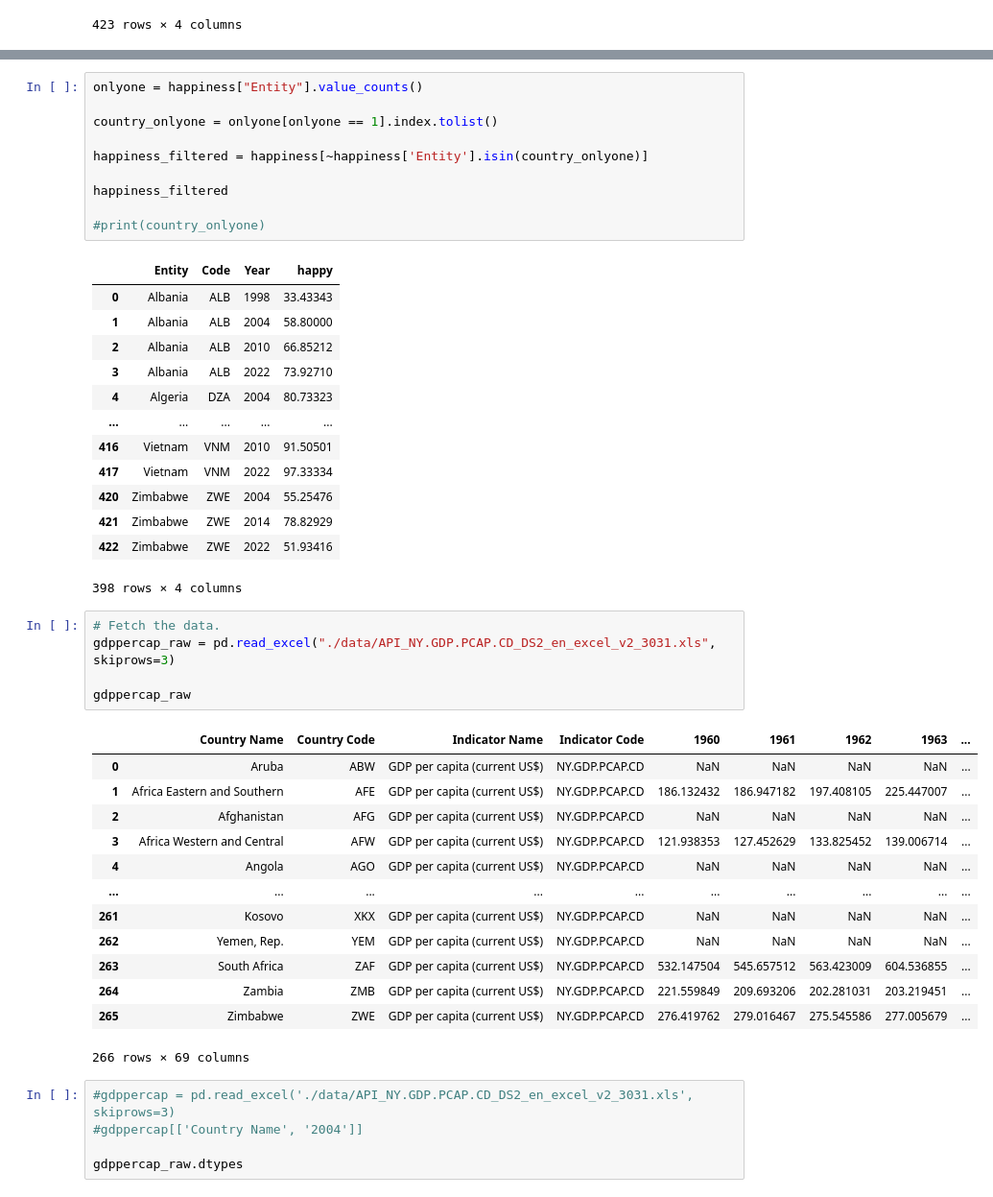
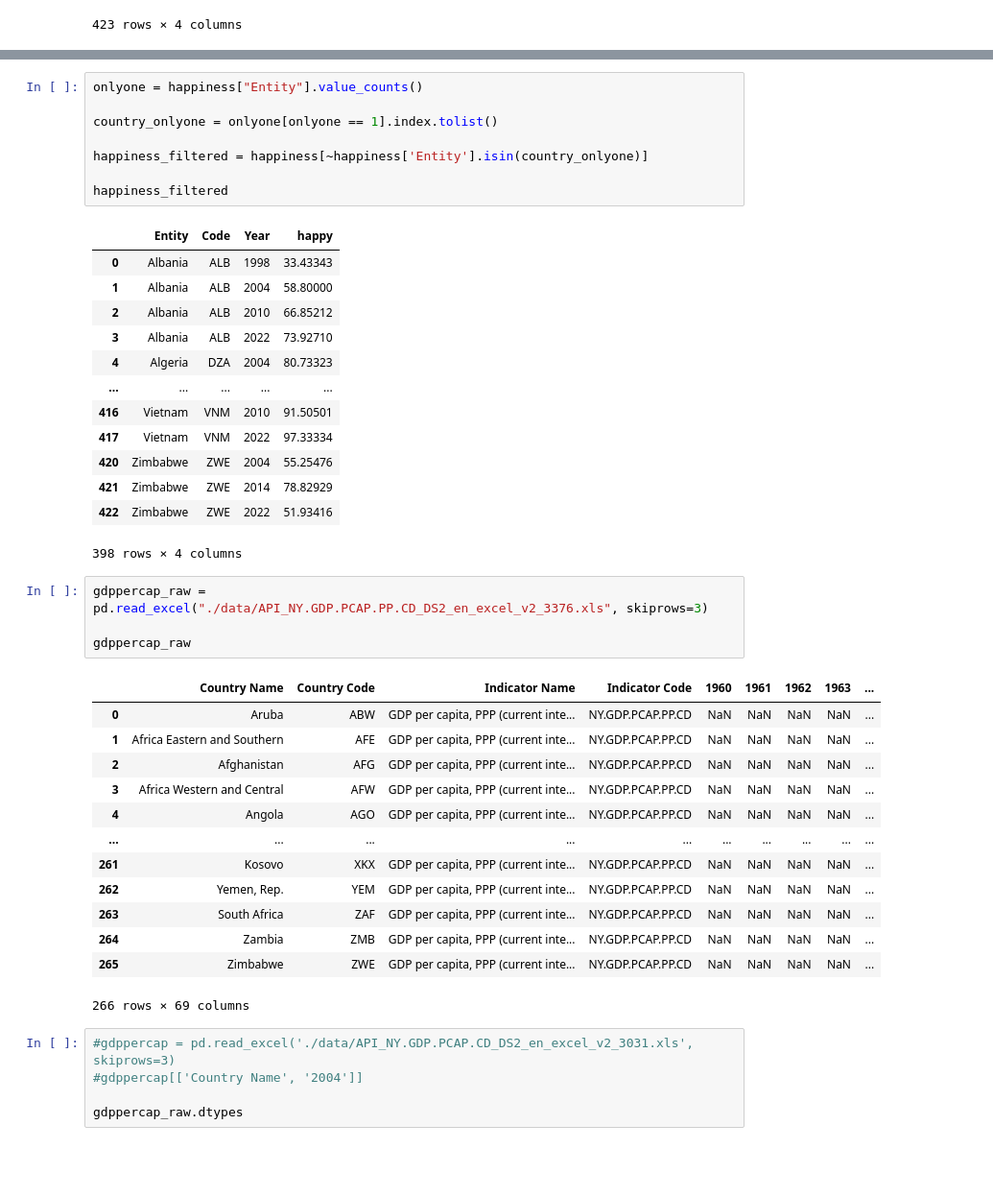
Before and after one commit to mathisjankovic/Correllation-between-GPD-evolution-and-happiness, a Jupyter notebook: GDPperCapvsHappiness.ipynb, the cells around one changed output, grey strips where cells are left out. Shown: that part at 96% size. Saved outputs shown, nothing was run; the diff lists cells and outputs as text; blank space fills up the shorter version.

```diff
--- a/GDPperCapvsHappiness.ipynb
+++ b/GDPperCapvsHappiness.ipynb
@@ -38,8 +31,6 @@ country_onlyone = onlyone[onlyone == 1].index.tolist()
 happiness_filtered = happiness[~happiness['Entity'].isin(country_onlyone)]
 
 happiness_filtered
-
-#print(country_onlyone)
 # %% [output]
 |  | Entity | Code | Year | happy |
 | 0 | Albania | ALB | 1998 | 33.43343 |
@@ -55,23 +46,22 @@ happiness_filtered
 | 422 | Zimbabwe | ZWE | 2022 | 51.93416 |
 398 rows × 4 columns
 # %%
-# Fetch the data.
-gdppercap_raw = pd.read_excel("./data/API_NY.GDP.PCAP.CD_DS2_en_excel_v2_3031.xls", skiprows=3)
+gdppercap_raw = pd.read_excel("./data/API_NY.GDP.PCAP.PP.CD_DS2_en_excel_v2_3376.xls", skiprows=3)
 
 gdppercap_raw
 # %% [output]
 |  | Country Name | Country Code | Indicator Name | Indicator Code | 1960 | 1961 | 1962 | 1963 | ... |
-| 0 | Aruba | ABW | GDP per capita (current US$) | NY.GDP.PCAP.CD | NaN | NaN | NaN | NaN | ... |
-| 1 | Africa Eastern and Southern | AFE | GDP per capita (current US$) | NY.GDP.PCAP.CD | 186.132432 | 186.947182 | 197.408105 | 225.447007 | ... |
-| 2 | Afghanistan | AFG | GDP per capita (current US$) | NY.GDP.PCAP.CD | NaN | NaN | NaN | NaN | ... |
-| 3 | Africa Western and Central | AFW | GDP per capita (current US$) | NY.GDP.PCAP.CD | 121.938353 | 127.452629 | 133.825452 | 139.006714 | ... |
-| 4 | Angola | AGO | GDP per capita (current US$) | NY.GDP.PCAP.CD | NaN | NaN | NaN | NaN | ... |
+| 0 | Aruba | ABW | GDP per capita, PPP (current inte... | NY.GDP.PCAP.PP.CD | NaN | NaN | NaN | NaN | ... |
+| 1 | Africa Eastern and Southern | AFE | GDP per capita, PPP (current inte... | NY.GDP.PCAP.PP.CD | NaN | NaN | NaN | NaN | ... |
+| 2 | Afghanistan | AFG | GDP per capita, PPP (current inte... | NY.GDP.PCAP.PP.CD | NaN | NaN | NaN | NaN | ... |
+| 3 | Africa Western and Central | AFW | GDP per capita, PPP (current inte... | NY.GDP.PCAP.PP.CD | NaN | NaN | NaN | NaN | ... |
+| 4 | Angola | AGO | GDP per capita, PPP (current inte... | NY.GDP.PCAP.PP.CD | NaN | NaN | NaN | NaN | ... |
 | ... | ... | ... | ... | ... | ... | ... | ... | ... | ... |
-| 261 | Kosovo | XKX | GDP per capita (current US$) | NY.GDP.PCAP.CD | NaN | NaN | NaN | NaN | ... |
-| 262 | Yemen, Rep. | YEM | GDP per capita (current US$) | NY.GDP.PCAP.CD | NaN | NaN | NaN | NaN | ... |
-| 263 | South Africa | ZAF | GDP per capita (current US$) | NY.GDP.PCAP.CD | 532.147504 | 545.657512 | 563.423009 | 604.536855 | ... |
-| 264 | Zambia | ZMB | GDP per capita (current US$) | NY.GDP.PCAP.CD | 221.559849 | 209.693206 | 202.281031 | 203.219451 | ... |
-| 265 | Zimbabwe | ZWE | GDP per capita (current US$) | NY.GDP.PCAP.CD | 276.419762 | 279.016467 | 275.545586 | 277.005679 | ... |
+| 261 | Kosovo | XKX | GDP per capita, PPP (current inte... | NY.GDP.PCAP.PP.CD | NaN | NaN | NaN | NaN | ... |
+| 262 | Yemen, Rep. | YEM | GDP per capita, PPP (current inte... | NY.GDP.PCAP.PP.CD | NaN | NaN | NaN | NaN | ... |
+| 263 | South Africa | ZAF | GDP per capita, PPP (current inte... | NY.GDP.PCAP.PP.CD | NaN | NaN | NaN | NaN | ... |
+| 264 | Zambia | ZMB | GDP per capita, PPP (current inte... | NY.GDP.PCAP.PP.CD | NaN | NaN | NaN | NaN | ... |
+| 265 | Zimbabwe | ZWE | GDP per capita, PPP (current inte... | NY.GDP.PCAP.PP.CD | NaN | NaN | NaN | NaN | ... |
 266 rows × 69 columns
 # %%
 #gdppercap = pd.read_excel('./data/API_NY.GDP.PCAP.CD_DS2_en_excel_v2_3031.xls', skiprows=3)
```
Also changed, not shown: parts of 20 cells of this notebook.
